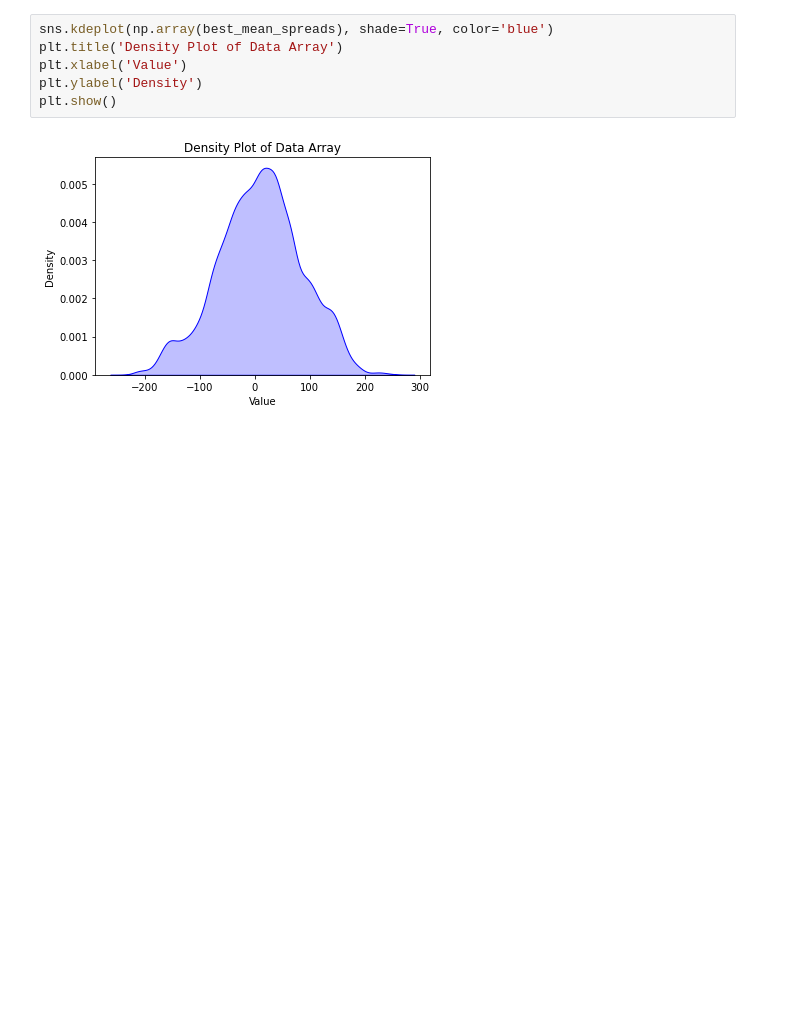
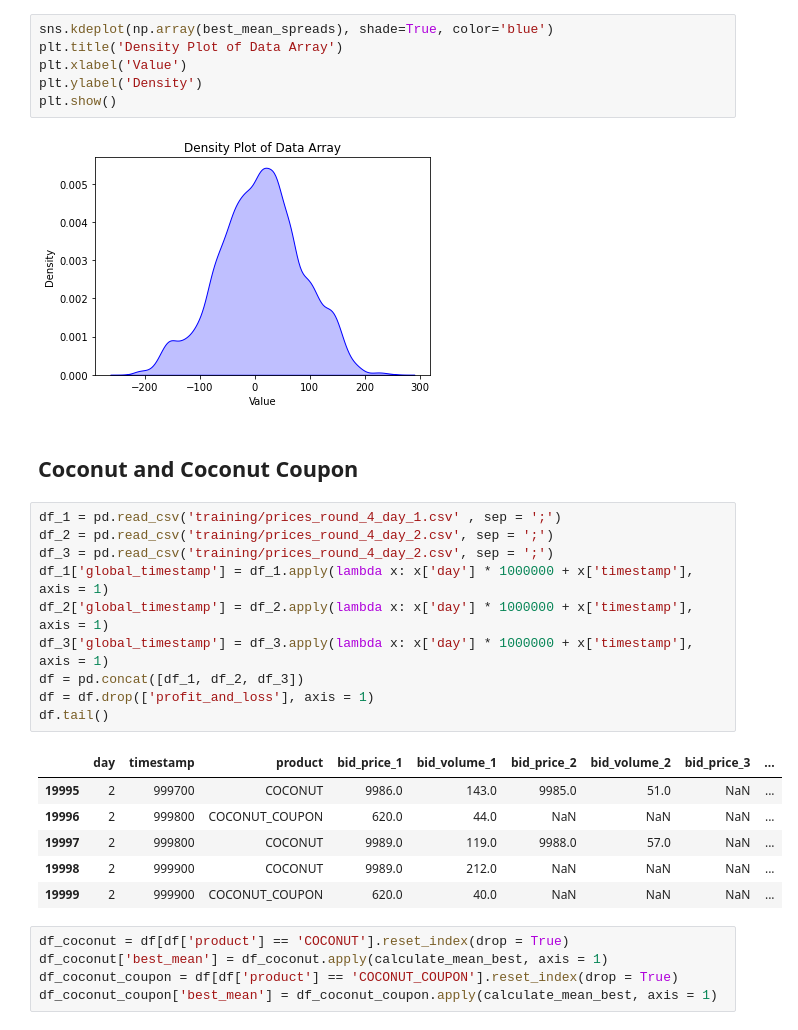
Before and after one commit to WiJoWill/IMC2024Will, a Jupyter notebook: data_analysis.ipynb, the cells around one changed output. Drawn from its saved outputs; the diff is of its cells as text; blank space fills up the shorter version.

```diff
--- a/data_analysis.ipynb
+++ b/data_analysis.ipynb
@@ -1299,3 +1300,27 @@ plt.ylabel('Density')
 plt.show()
 # %% [output]
 [figure]
+# %% [markdown]
+## Coconut and Coconut Coupon
+# %%
+df_1 = pd.read_csv('training/prices_round_4_day_1.csv' , sep = ';')
+df_2 = pd.read_csv('training/prices_round_4_day_2.csv', sep = ';')
+df_3 = pd.read_csv('training/prices_round_4_day_2.csv', sep = ';')
+df_1['global_timestamp'] = df_1.apply(lambda x: x['day'] * 1000000 + x['timestamp'], axis = 1)
+df_2['global_timestamp'] = df_2.apply(lambda x: x['day'] * 1000000 + x['timestamp'], axis = 1)
+df_3['global_timestamp'] = df_3.apply(lambda x: x['day'] * 1000000 + x['timestamp'], axis = 1)
+df = pd.concat([df_1, df_2, df_3])
+df = df.drop(['profit_and_loss'], axis = 1)
+df.tail()
+# %% [output]
+|  | day | timestamp | product | bid_price_1 | bid_volume_1 | bid_price_2 | bid_volume_2 | bid_price_3 | ... |
+| 19995 | 2 | 999700 | COCONUT | 9986.0 | 143.0 | 9985.0 | 51.0 | NaN | ... |
+| 19996 | 2 | 999800 | COCONUT_COUPON | 620.0 | 44.0 | NaN | NaN | NaN | ... |
+| 19997 | 2 | 999800 | COCONUT | 9989.0 | 119.0 | 9988.0 | 57.0 | NaN | ... |
+| 19998 | 2 | 999900 | COCONUT | 9989.0 | 212.0 | NaN | NaN | NaN | ... |
+| 19999 | 2 | 999900 | COCONUT_COUPON | 620.0 | 40.0 | NaN | NaN | NaN | ... |
+# %%
+df_coconut = df[df['product'] == 'COCONUT'].reset_index(drop = True)
+df_coconut['best_mean'] = df_coconut.apply(calculate_mean_best, axis = 1)
+df_coconut_coupon = df[df['product'] == 'COCONUT_COUPON'].reset_index(drop = True)
+df_coconut_coupon['best_mean'] = df_coconut_coupon.apply(calculate_mean_best, axis = 1)
```
Also changed, not shown: parts of 8 cells of this notebook, 28 other files.
